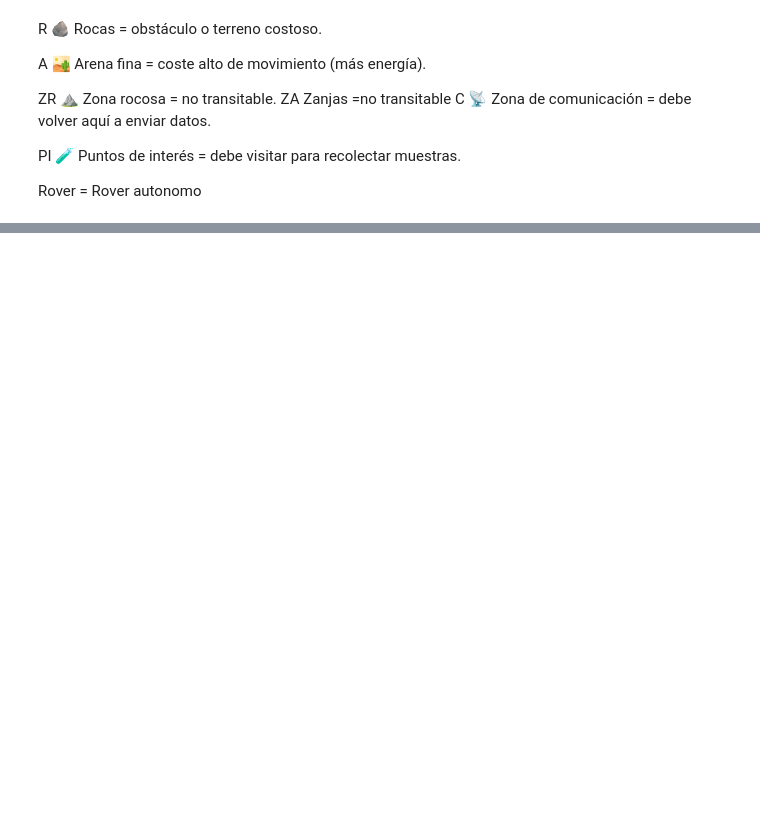
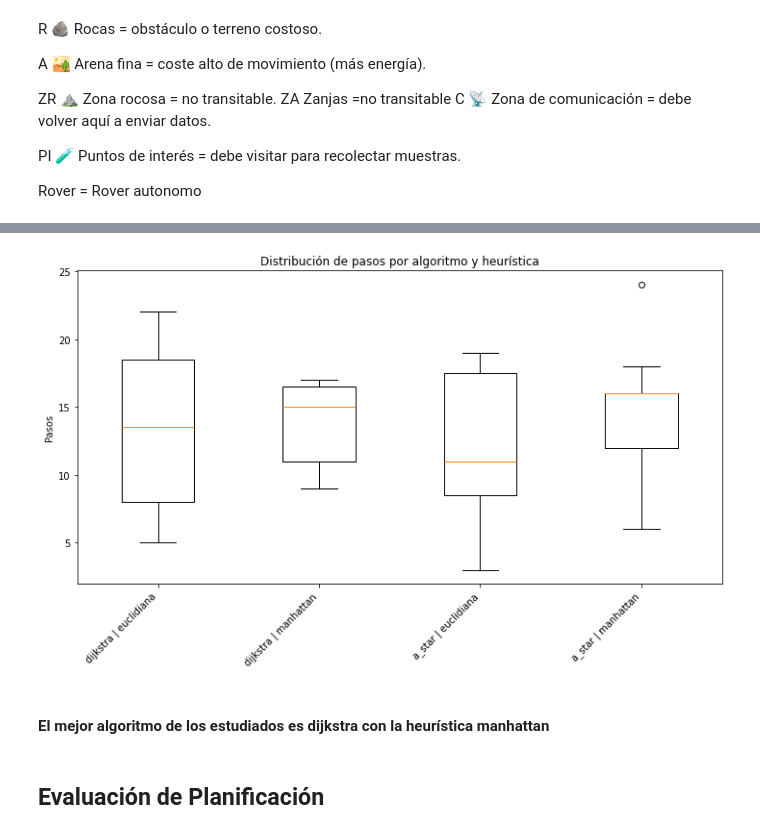
Before and after one commit to Jennyfer2004/autonomous-_martian_terrain_rover, a Jupyter notebook: rover.ipynb, the cells around one changed output, grey strips where cells are left out. Drawn from its saved outputs; the diff is of its cells as text; code cells hidden in the pictures; blank space fills up the shorter version.

```diff
--- a/rover.ipynb
+++ b/rover.ipynb
@@ -176,0 +411,19 @@ Rover recargado en la base.
+# %%
+pasos_todos = [r['pasos_list'] for r in resultados]
+costo_todos = [r['costo_list'] for r in resultados]
+tiempo_todos = [r['tiempo_list'] for r in resultados]
+
+labels = [f"{r['algoritmo']} | {r['heuristica']}" for r in resultados]
+
+plt.figure(figsize=(12,6))
+plt.boxplot(pasos_todos, labels=labels)
+plt.ylabel('Pasos')
+plt.xticks(rotation=45, ha='right')
+plt.title('Distribución de pasos por algoritmo y heurística')
+plt.show()
+# %% [output]
+[figure, added]
+# %% [markdown]
+#### El mejor algoritmo de los estudiados es dijkstra con la heurística manhattan
+# %% [markdown]
+## Evaluación de Planificación
```
Also changed, not shown: parts of 14 cells of this notebook.
